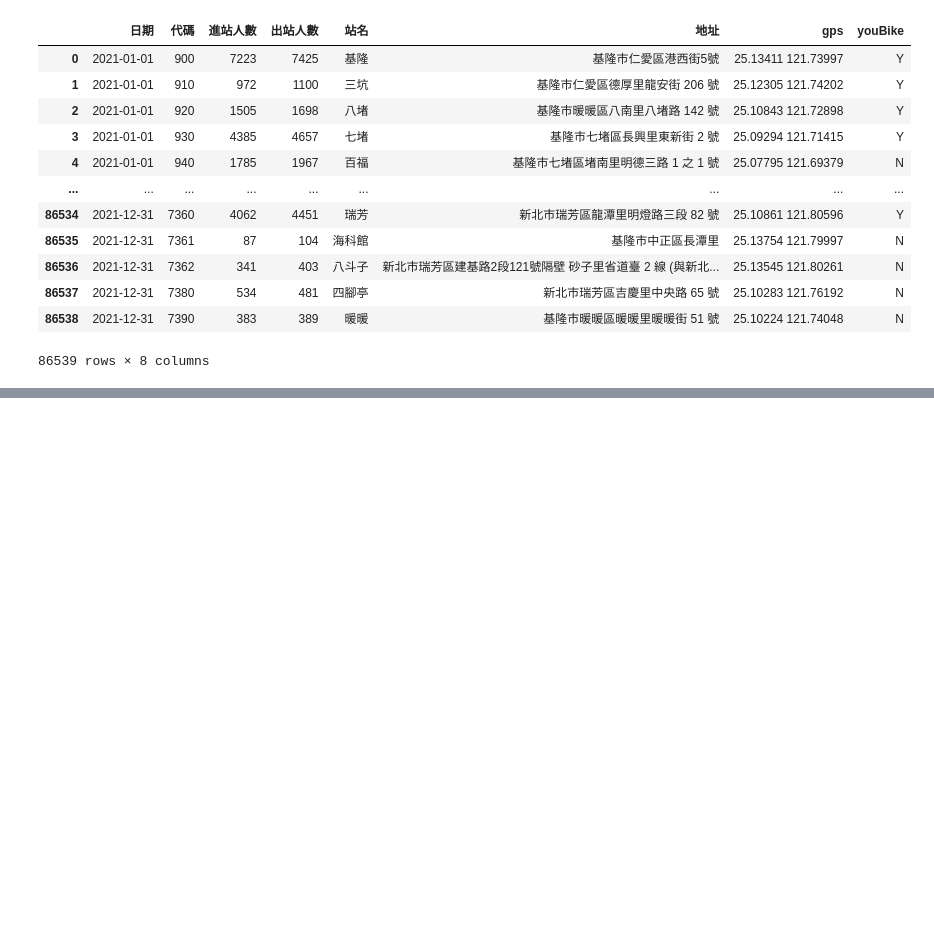
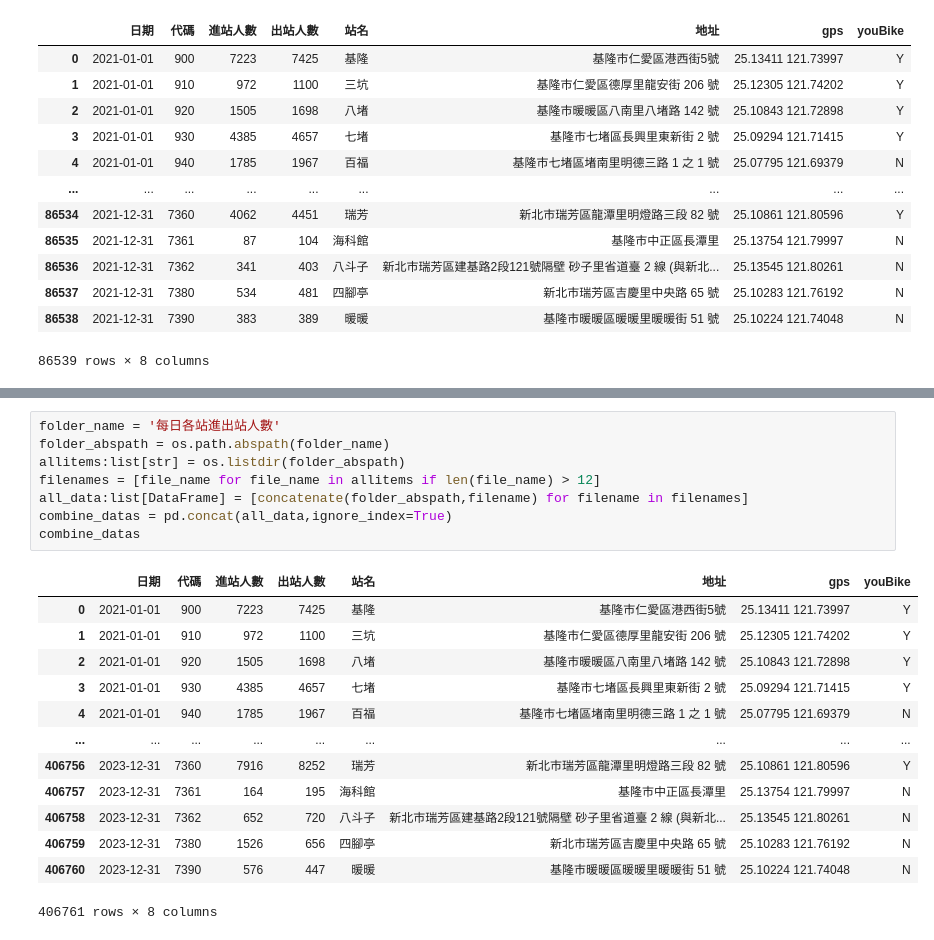
Before and after one commit to aashleyzheng/python_analysis, a Jupyter notebook: lesson18/lesson18_4.ipynb, the cells around one changed output, grey strips where cells are left out. Cells and saved outputs as stored; diff of their text form; blank space fills up the shorter version.

```diff
--- a/lesson18/lesson18_4.ipynb
+++ b/lesson18/lesson18_4.ipynb
@@ -44,0 +123,22 @@ concatenate() #numpy合併用法
+# %%
+folder_name = '每日各站進出站人數'
+folder_abspath = os.path.abspath(folder_name)
+allitems:list[str] = os.listdir(folder_abspath)
+filenames = [file_name for file_name in allitems if len(file_name) > 12]
+all_data:list[DataFrame] = [concatenate(folder_abspath,filename) for filename in filenames]
+combine_datas = pd.concat(all_data,ignore_index=True)
+combine_datas
+# %% [output]
+|  | 日期 | 代碼 | 進站人數 | 出站人數 | 站名 | 地址 | gps | youBike |
+| 0 | 2021-01-01 | 900 | 7223 | 7425 | 基隆 | 基隆市仁愛區港西街5號 | 25.13411 121.73997 | Y |
+| 1 | 2021-01-01 | 910 | 972 | 1100 | 三坑 | 基隆市仁愛區德厚里龍安街 206 號 | 25.12305 121.74202 | Y |
+| 2 | 2021-01-01 | 920 | 1505 | 1698 | 八堵 | 基隆市暖暖區八南里八堵路 142 號 | 25.10843 121.72898 | Y |
+| 3 | 2021-01-01 | 930 | 4385 | 4657 | 七堵 | 基隆市七堵區長興里東新街 2 號 | 25.09294 121.71415 | Y |
+| 4 | 2021-01-01 | 940 | 1785 | 1967 | 百福 | 基隆市七堵區堵南里明德三路 1 之 1 號 | 25.07795 121.69379 | N |
+| ... | ... | ... | ... | ... | ... | ... | ... | ... |
+| 406756 | 2023-12-31 | 7360 | 7916 | 8252 | 瑞芳 | 新北市瑞芳區龍潭里明燈路三段 82 號 | 25.10861 121.80596 | Y |
+| 406757 | 2023-12-31 | 7361 | 164 | 195 | 海科館 | 基隆市中正區長潭里 | 25.13754 121.79997 | N |
+| 406758 | 2023-12-31 | 7362 | 652 | 720 | 八斗子 | 新北市瑞芳區建基路2段121號隔壁 砂子里省道臺 2 線 (與新北... | 25.13545 121.80261 | N |
+| 406759 | 2023-12-31 | 7380 | 1526 | 656 | 四腳亭 | 新北市瑞芳區吉慶里中央路 65 號 | 25.10283 121.76192 | N |
+| 406760 | 2023-12-31 | 7390 | 576 | 447 | 暖暖 | 基隆市暖暖區暖暖里暖暖街 51 號 | 25.10224 121.74048 | N |
+406761 rows × 8 columns
```
Also changed, not shown: parts of 11 cells of this notebook.
